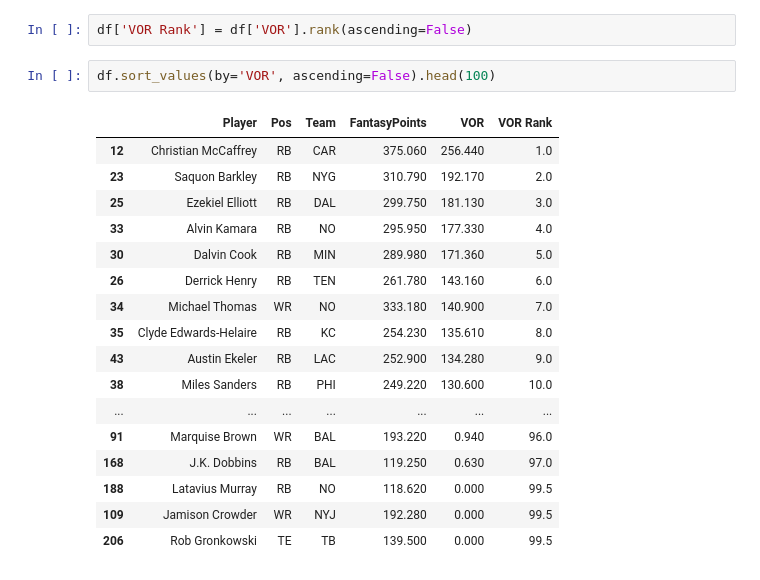
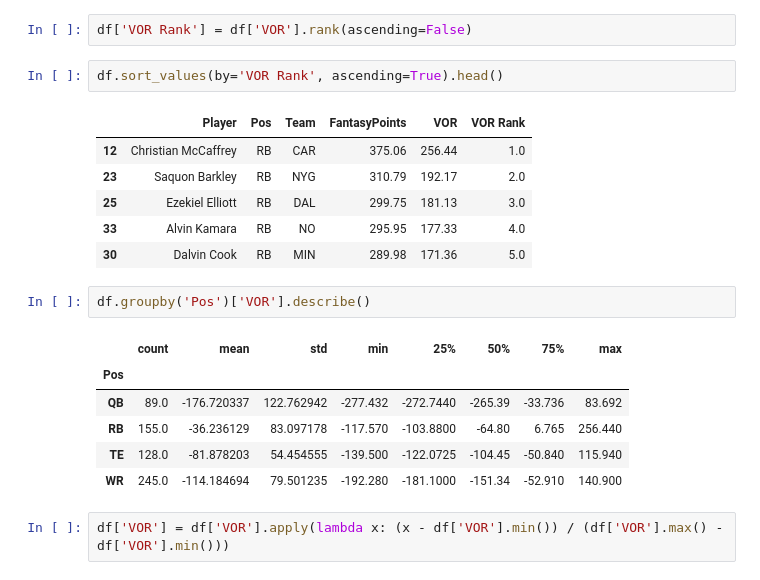
Before and after one commit to aaronpetryio/ffdp-exercises, a Jupyter notebook: ffdp_vor.ipynb, the cells around one changed output. Drawn from its saved outputs; the diff is of its cells as text.

```diff
--- a/ffdp_vor.ipynb
+++ b/ffdp_vor.ipynb
@@ -206,22 +214,22 @@ pd.set_option('display.max_rows', None)
 # %%
 df['VOR Rank'] = df['VOR'].rank(ascending=False)
 # %%
-df.sort_values(by='VOR', ascending=False).head(100)
+df.sort_values(by='VOR Rank', ascending=True).head()
 # %% [output]
 |  | Player | Pos | Team | FantasyPoints | VOR | VOR Rank |
-| 12 | Christian McCaffrey | RB | CAR | 375.060 | 256.440 | 1.0 |
-| 23 | Saquon Barkley | RB | NYG | 310.790 | 192.170 | 2.0 |
-| 25 | Ezekiel Elliott | RB | DAL | 299.750 | 181.130 | 3.0 |
-| 33 | Alvin Kamara | RB | NO | 295.950 | 177.330 | 4.0 |
-| 30 | Dalvin Cook | RB | MIN | 289.980 | 171.360 | 5.0 |
-| 26 | Derrick Henry | RB | TEN | 261.780 | 143.160 | 6.0 |
-| 34 | Michael Thomas | WR | NO | 333.180 | 140.900 | 7.0 |
-| 35 | Clyde Edwards-Helaire | RB | KC | 254.230 | 135.610 | 8.0 |
-| 43 | Austin Ekeler | RB | LAC | 252.900 | 134.280 | 9.0 |
-| 38 | Miles Sanders | RB | PHI | 249.220 | 130.600 | 10.0 |
-| ... | ... | ... | ... | ... | ... | ... |
-| 91 | Marquise Brown | WR | BAL | 193.220 | 0.940 | 96.0 |
-| 168 | J.K. Dobbins | RB | BAL | 119.250 | 0.630 | 97.0 |
-| 188 | Latavius Murray | RB | NO | 118.620 | 0.000 | 99.5 |
-| 109 | Jamison Crowder | WR | NYJ | 192.280 | 0.000 | 99.5 |
-| 206 | Rob Gronkowski | TE | TB | 139.500 | 0.000 | 99.5 |
+| 12 | Christian McCaffrey | RB | CAR | 375.06 | 256.44 | 1.0 |
+| 23 | Saquon Barkley | RB | NYG | 310.79 | 192.17 | 2.0 |
+| 25 | Ezekiel Elliott | RB | DAL | 299.75 | 181.13 | 3.0 |
+| 33 | Alvin Kamara | RB | NO | 295.95 | 177.33 | 4.0 |
+| 30 | Dalvin Cook | RB | MIN | 289.98 | 171.36 | 5.0 |
+# %%
+df.groupby('Pos')['VOR'].describe()
+# %% [output]
+|  | count | mean | std | min | 25% | 50% | 75% | max |
+| Pos |  |  |  |  |  |  |  |  |
+| QB | 89.0 | -176.720337 | 122.762942 | -277.432 | -272.7440 | -265.39 | -33.736 | 83.692 |
+| RB | 155.0 | -36.236129 | 83.097178 | -117.570 | -103.8800 | -64.80 | 6.765 | 256.440 |
+| TE | 128.0 | -81.878203 | 54.454555 | -139.500 | -122.0725 | -104.45 | -50.840 | 115.940 |
+| WR | 245.0 | -114.184694 | 79.501235 | -192.280 | -181.1000 | -151.34 | -52.910 | 140.900 |
+# %%
+df['VOR'] = df['VOR'].apply(lambda x: (x - df['VOR'].min()) / (df['VOR'].max() - df['VOR'].min()))
```
Also changed, not shown: parts of 24 cells of this notebook.
